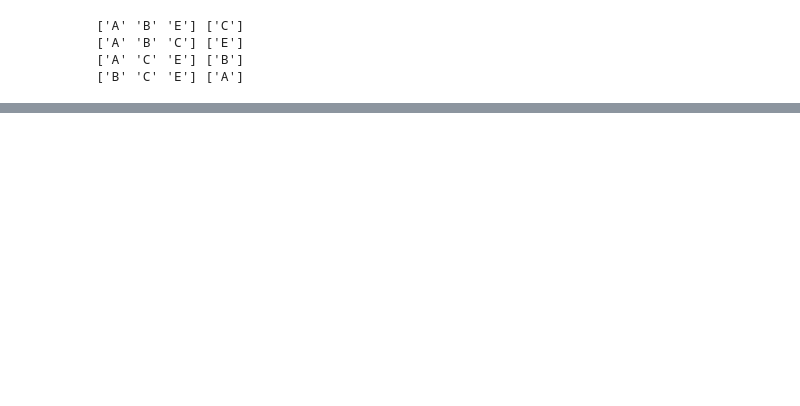
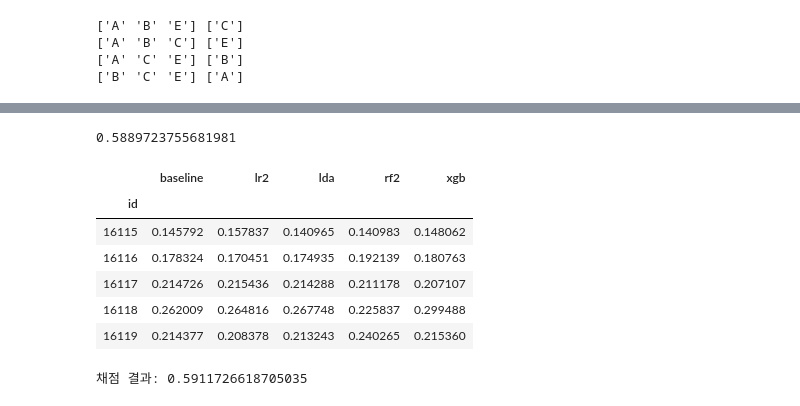
Before and after one commit to sunkusun9/DS_Lv3_2406, a Jupyter notebook: sec_ds_lv3_prob1_kaggle.ipynb, the cells around one changed output, grey strips where cells are left out. Cells and saved outputs as stored; diff of their text form; code cells hidden in the pictures; blank space fills up the shorter version.

```diff
--- a/sec_ds_lv3_prob1_kaggle.ipynb
+++ b/sec_ds_lv3_prob1_kaggle.ipynb
@@ -148,0 +501,38 @@ cross_validate(
+# %%
+# 메타 모델을 검증을 해봅니다.
+from sklearn.linear_model import LogisticRegression
+from sklearn.model_selection import cross_val_score
+clf_meta_lr = LogisticRegression(solver='lbfgs')
+X_stk = ['baseline', 'lr2', 'lda', 'rf2', 'xgb']
+np.mean(
+    cross_val_score(
+        clf_meta_lr, df_cv[X_stk], df_train['failure'],
+        groups=df_train['product_code'], scoring='roc_auc', cv=gcv
+    )
+)
+# %% [output]
+0.5889723755681981
+# %%
+# 2단계 메타 모델을 학습 시키고, 예측해 봅니다.
+
+# 테스트 메타 모델 데이터를 만듭니다.
+df_stk_test = pd.concat([
+    pd.Series(
+        clf.fit(df_train[X_all], df_train['failure']).predict_proba(df_test[X_all])[:, 1],
+        index=df_test.index, name=model_name
+    )
+    for model_name, clf in model_list
+], axis=1)
+display(df_stk_test.head())
+# 메타 모델을 학습 시키고, 테스트 메타 모델 데이터로 예측을 합니다.
+prd = clf_meta_lr.fit(df_cv[X_stk], df_train['failure']).predict_proba(df_stk_test[X_stk])[:, 1]
+print("채점 결과:", roc_auc_score(s_ans, prd))
+# %% [output]
+|  | baseline | lr2 | lda | rf2 | xgb |
+| id |  |  |  |  |  |
+| 16115 | 0.145792 | 0.157837 | 0.140965 | 0.140983 | 0.148062 |
+| 16116 | 0.178324 | 0.170451 | 0.174935 | 0.192139 | 0.180763 |
+| 16117 | 0.214726 | 0.215436 | 0.214288 | 0.211178 | 0.207107 |
+| 16118 | 0.262009 | 0.264816 | 0.267748 | 0.225837 | 0.299488 |
+| 16119 | 0.214377 | 0.208378 | 0.213243 | 0.240265 | 0.215360 |
+채점 결과: 0.5911726618705035
```
Also changed, not shown: parts of 28 cells of this notebook.
